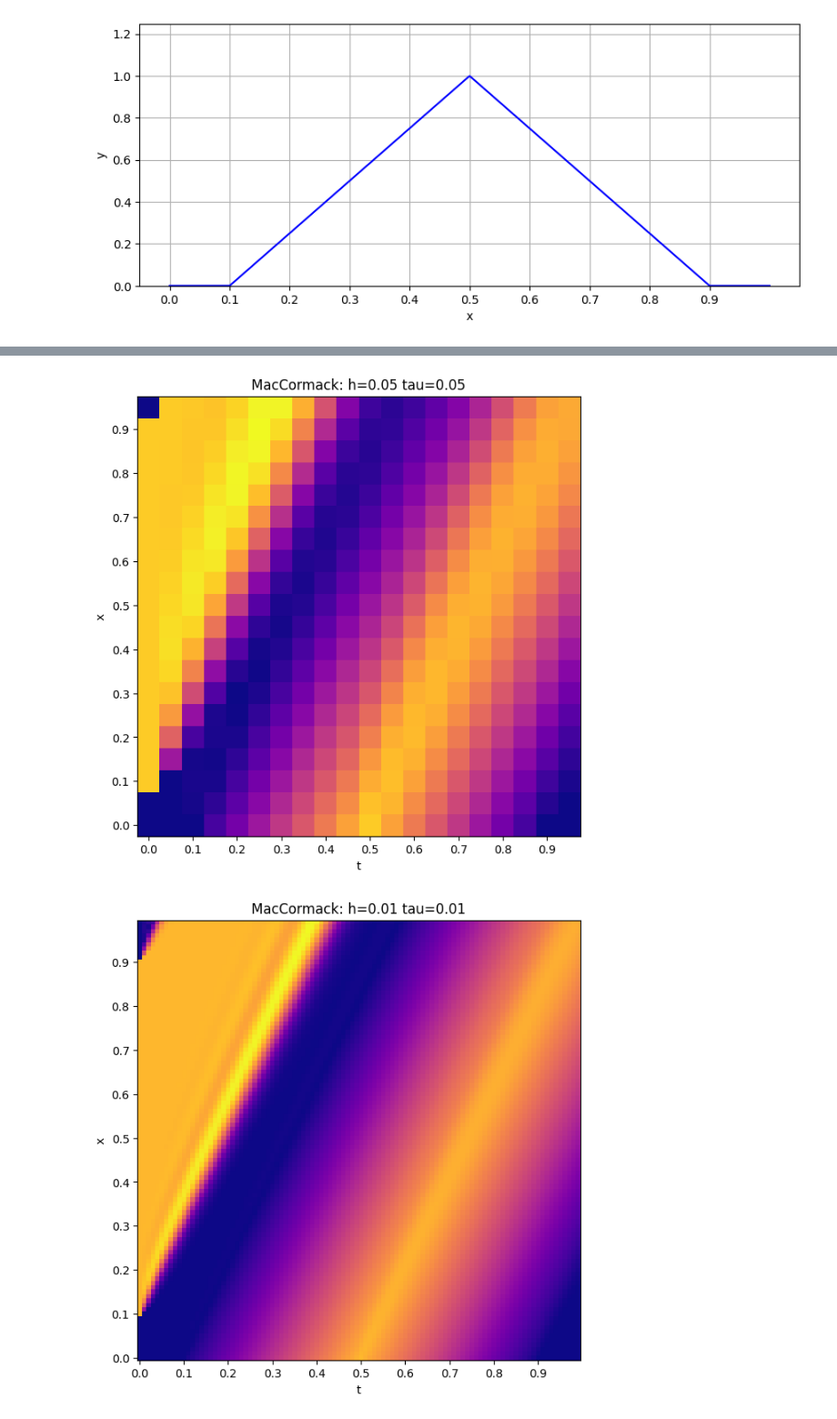
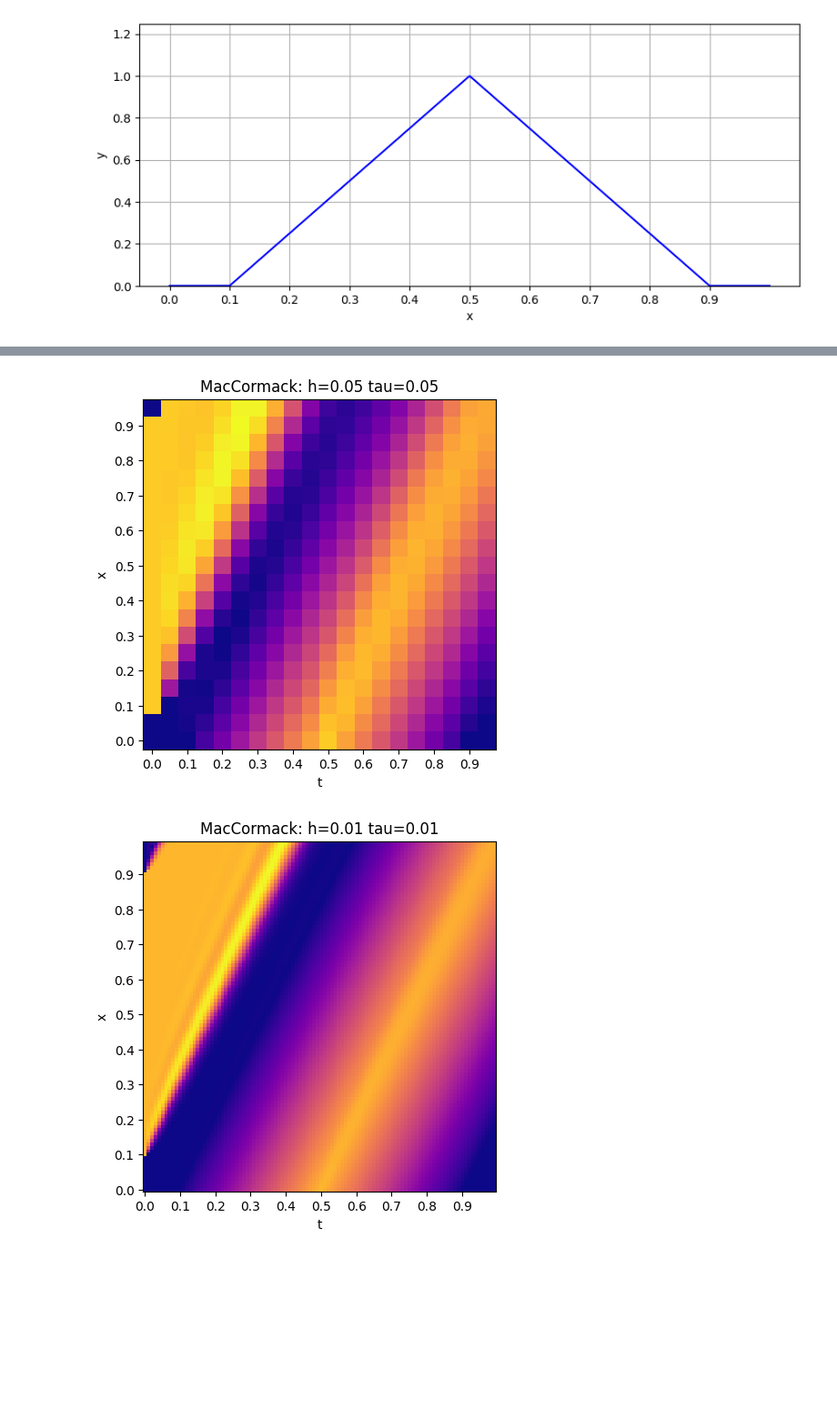
Before and after one commit to RustamSubkhankulov/computational-math, a Jupyter notebook: lab-10-partial_derivative/task.ipynb, the cells around one changed output, grey strips where cells are left out. Shown at 91% size. Saved outputs shown, nothing was run; the diff lists cells and outputs as text; code cells hidden in the pictures; blank space fills up the shorter version.

Commit message:
lab10: more graphs added

```diff
--- a/lab-10-partial_derivative/task.ipynb
+++ b/lab-10-partial_derivative/task.ipynb
@@ -59,7 +59,7 @@ class Scheme_abs(metaclass=abc.ABCMeta):
         """
         Plot results.
         """
-        plt.figure(figsize=[7,7])
+        plt.figure(figsize=[5,5])
 
         t = np.arange(0, self._T, self._tau)
         x = np.arange(0, self._X, self._h)
@@ -143,7 +143,7 @@ class Scheme_KIR(Scheme_abs):
 
                 self.data[t_idx,x_idx] = val
 # %%
-h_k   = [0.05, 0.01, 0.005, 0.001]
+h_k   = [0.05, 0.01, 0.001, 0.0005]
 
 for i in range(len(h_k)):
     scheme_kir = Scheme_KIR(
@@ -201,19 +201,21 @@ class Scheme_MacCormack(Scheme_abs):
 
                 self.data[t_idx,x_idx] = val
 # %%
+h_k   = [0.05, 0.01, 0.001, 0.0005]
+
 for i in range(len(h_k)):
     scheme_kir = Scheme_MacCormack(
         c = 0.5,
         h = h_k[i],
         tau = h_k[i],
         X = 1.0,
         T = 1.0,
         phi_t = triangular_pulse,
         psi_x = square_pulse
     )
 
     scheme_kir.compute()
     scheme_kir.plot()
 # %% [output]
-[figure, old version]
+[figure, new version]
-[figure, old version]
+[figure, new version]
```
Also changed, not shown: parts of 4 cells of this notebook.
